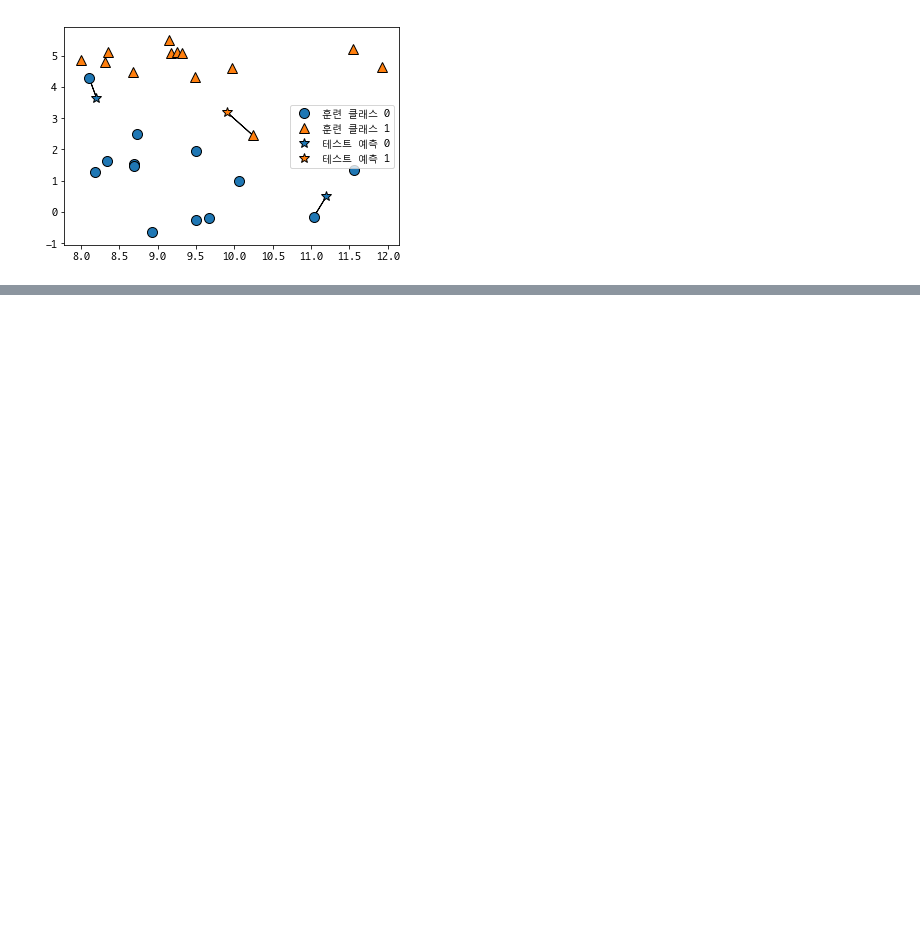
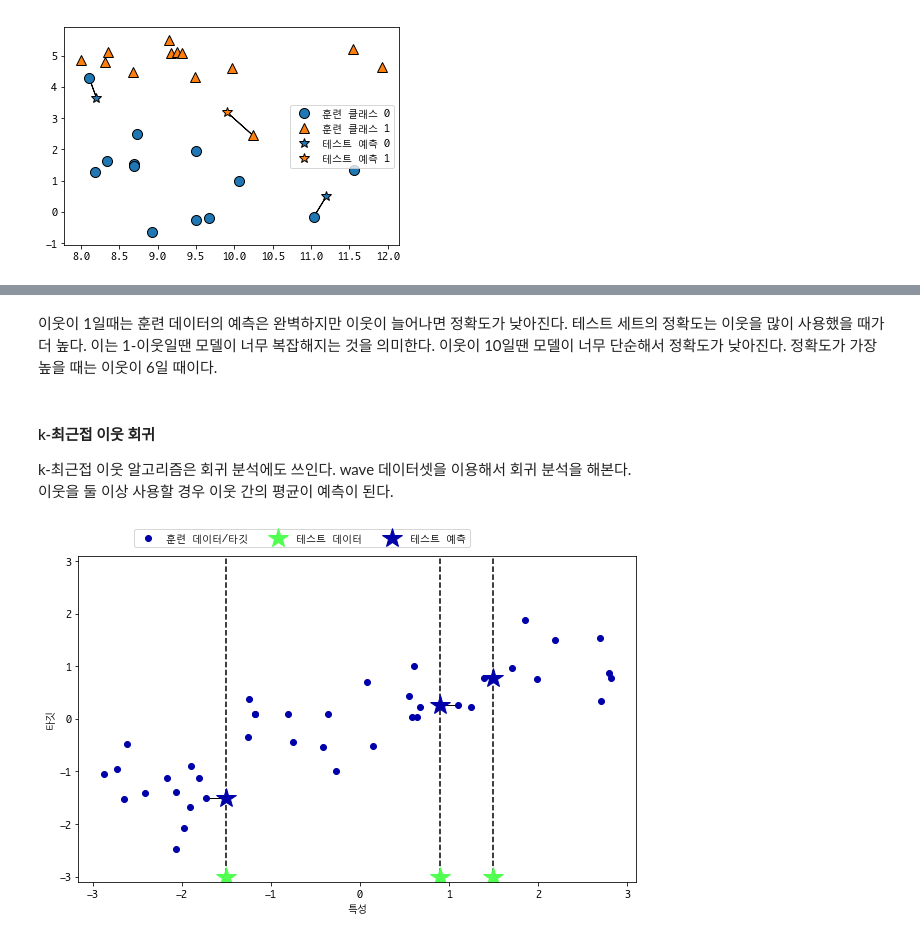
Before and after one commit to youbeebee/ML-with-Python, a Jupyter notebook: ch2.지도학습.ipynb, the cells around one changed output, grey strips where cells are left out. Drawn from its saved outputs; the diff is of its cells as text; code cells hidden in the pictures; blank space fills up the shorter version.

```diff
--- a/ch2.지도학습.ipynb
+++ b/ch2.지도학습.ipynb
@@ -105,0 +177,10 @@ mglearn.plots.plot_knn_classification(n_neighbors=1)
+# %% [markdown]
+이웃이 1일때는 훈련 데이터의 예측은 완벽하지만 이웃이 늘어나면 정확도가 낮아진다. 테스트 세트의 정확도는 이웃을 많이 사용했을 때가 더 높다. 이는 1-이웃일땐 모델이 너무 복잡해지는 것을 의미한다. 이웃이 10일땐 모델이 너무 단순해서 정확도가 낮아진다. 정확도가 가장 높을 때는 이웃이 6일 때이다.
+# %% [markdown]
+#### k-최근접 이웃 회귀
+k-최근접 이웃 알고리즘은 회귀 분석에도 쓰인다. wave 데이터셋을 이용해서 회귀 분석을 해본다.
+이웃을 둘 이상 사용할 경우 이웃 간의 평균이 예측이 된다.
+# %%
+mglearn.plots.plot_knn_regression(n_neighbors=1)
+# %% [output]
+[figure, added]
```
Also changed, not shown: parts of 65 cells of this notebook, 1 other file.
